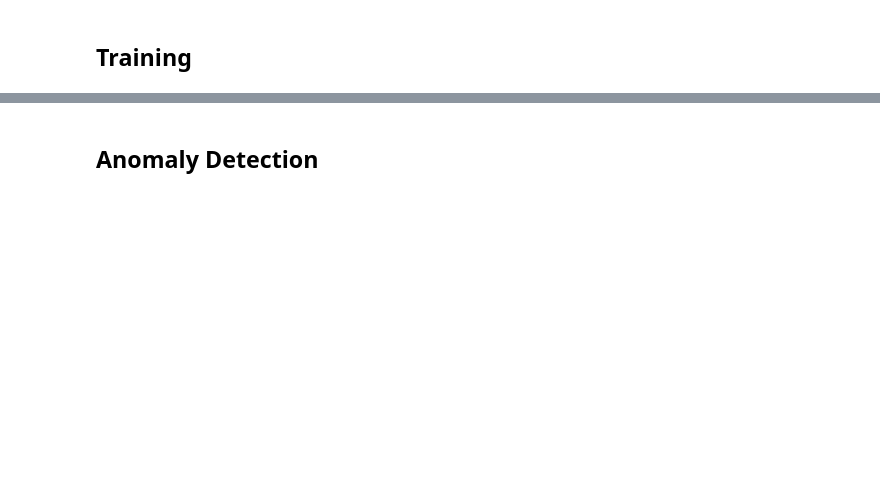
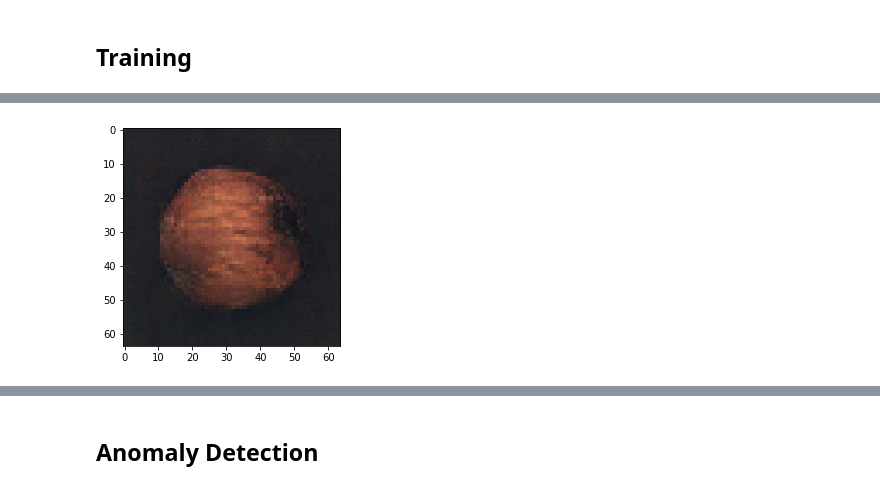
Before and after one commit to Pippo7x/AnoGAN-Keras, a Jupyter notebook: AnoGAN.ipynb, the cells around one changed output, grey strips where cells are left out. Saved outputs shown, nothing was run; the diff lists cells and outputs as text; code cells hidden in the pictures; blank space fills up the shorter version.

```diff
--- a/AnoGAN.ipynb
+++ b/AnoGAN.ipynb
@@ -71,5 +69,5 @@ tf.Tensor([[0.00017599]], shape=(1, 1), dtype=float32)
 # %% [markdown]
 ## Training
 # %%
-gan.restore()
-disc_loss, gen_loss = gan.train(normalized_training_set, EPOCHS*5)
+disc_loss, gen_loss = gan.train(normalized_training_set, EPOCHS)
+# %% [output]
@@ -76,3 +75,4 @@ disc_loss, gen_loss = gan.train(normalized_training_set, EPOCHS*5)
+[figure, added]
 # %%
 gan.restore()
 # %%
```
Also changed, not shown: parts of 21 cells of this notebook, 5 other files.
